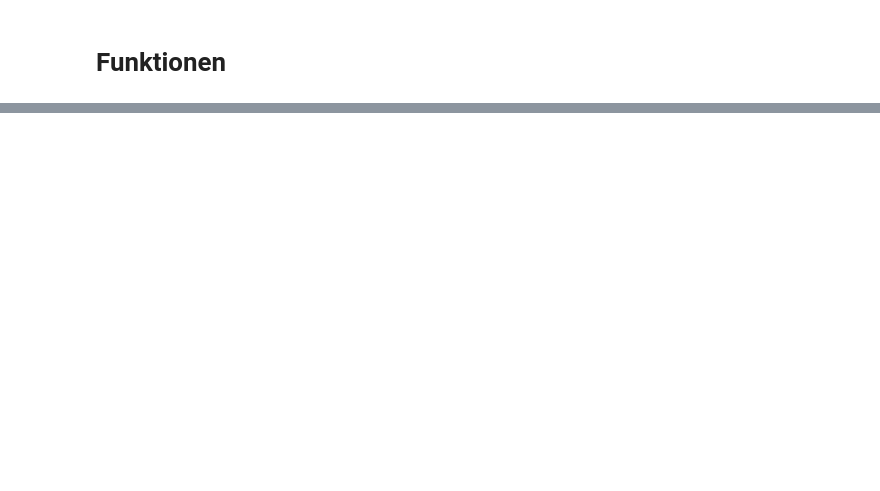
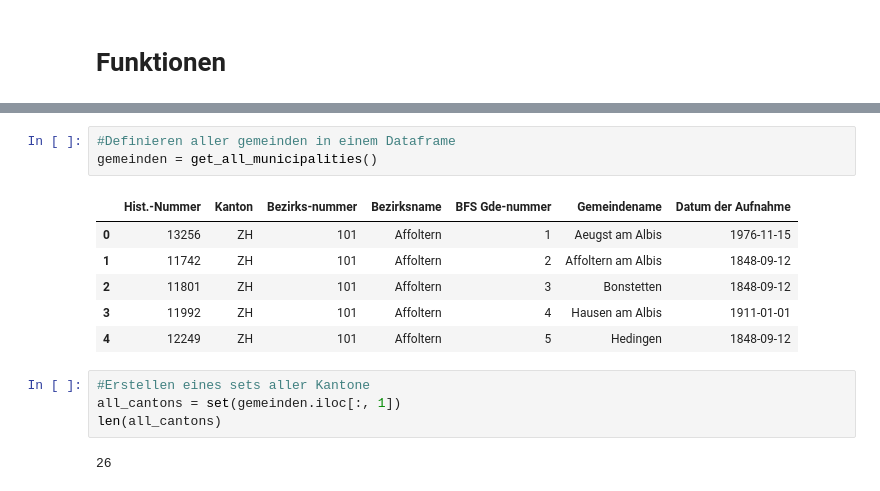
Before and after one commit to kevgam/CAS_IE_Scripting, a Jupyter notebook: group_5_aggregate.ipynb, the cells around one changed output, grey strips where cells are left out. Cells and saved outputs as stored; diff of their text form; blank space fills up the shorter version.

```diff
--- a/group_5_aggregate.ipynb
+++ b/group_5_aggregate.ipynb
@@ -36,0 +211,16 @@ drive.mount('/content/drive') #add correct path
+# %%
+#Definieren aller gemeinden in einem Dataframe
+gemeinden = get_all_municipalities()
+# %% [output]
+|  | Hist.-Nummer | Kanton | Bezirks-nummer | Bezirksname | BFS Gde-nummer | Gemeindename | Datum der Aufnahme |
+| 0 | 13256 | ZH | 101 | Affoltern | 1 | Aeugst am Albis | 1976-11-15 |
+| 1 | 11742 | ZH | 101 | Affoltern | 2 | Affoltern am Albis | 1848-09-12 |
+| 2 | 11801 | ZH | 101 | Affoltern | 3 | Bonstetten | 1848-09-12 |
+| 3 | 11992 | ZH | 101 | Affoltern | 4 | Hausen am Albis | 1911-01-01 |
+| 4 | 12249 | ZH | 101 | Affoltern | 5 | Hedingen | 1848-09-12 |
+# %%
+#Erstellen eines sets aller Kantone
+all_cantons = set(gemeinden.iloc[:, 1])
+len(all_cantons)
+# %% [output]
+26
```
Also changed, not shown: parts of 15 cells of this notebook.
